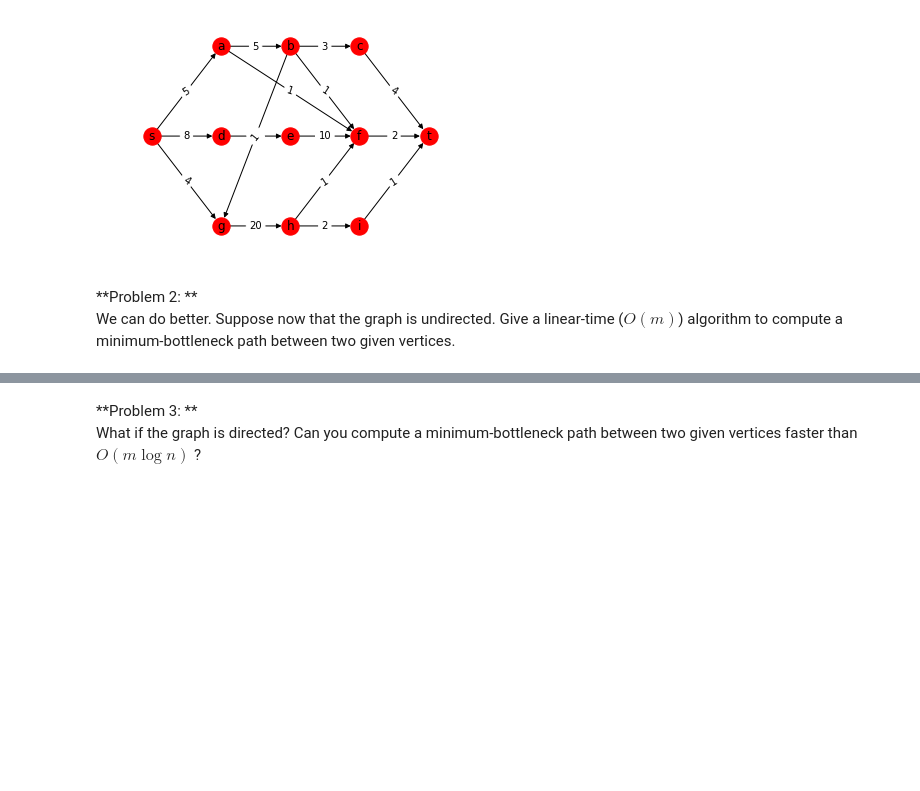
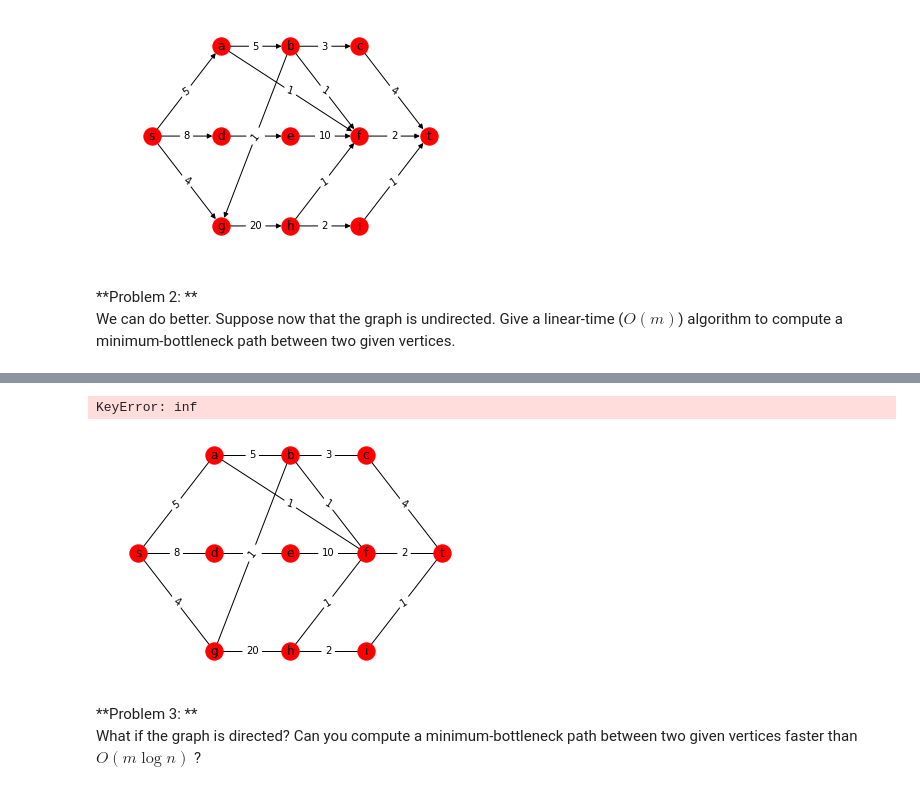
Before and after one commit to aishwarya34/AlgorithmsIlluminated, a Jupyter notebook: c2w2_11DIJKSTRA'S_SHORTEST-PATH_ALGORITHM.ipynb, the cells around one changed output, grey strips where cells are left out. Saved outputs shown, nothing was run; the diff lists cells and outputs as text; code cells hidden in the pictures; blank space fills up the shorter version.

```diff
--- a/c2w2_11DIJKSTRA'S_SHORTEST-PATH_ALGORITHM.ipynb
+++ b/c2w2_11DIJKSTRA'S_SHORTEST-PATH_ALGORITHM.ipynb
@@ -379,3 +421,14 @@ We can do better. Suppose now that the graph is undirected. Give a linear-time (
+# %%
+UDg = g.to_undirected()
+pos = nx.get_node_attributes(UDg, 'pos')
+weights =nx.get_edge_attributes(UDg, 'weight')
+nx.draw_networkx_edge_labels(UDg, pos, edge_labels = weights)
+nx.draw(UDg, pos, with_labels = True)
+
+undirected_minimum_bottleneck_path_naive(UDg, 1)
+# %% [output]
+KeyError: inf
+[figure, added]
 # %% [markdown]
 **Problem 3: ** <br>
 What if the graph is directed? Can you compute a minimum-bottleneck path between two given vertices faster than $O(m \log n)$ ?
```
Also changed, not shown: parts of 4 cells of this notebook.
